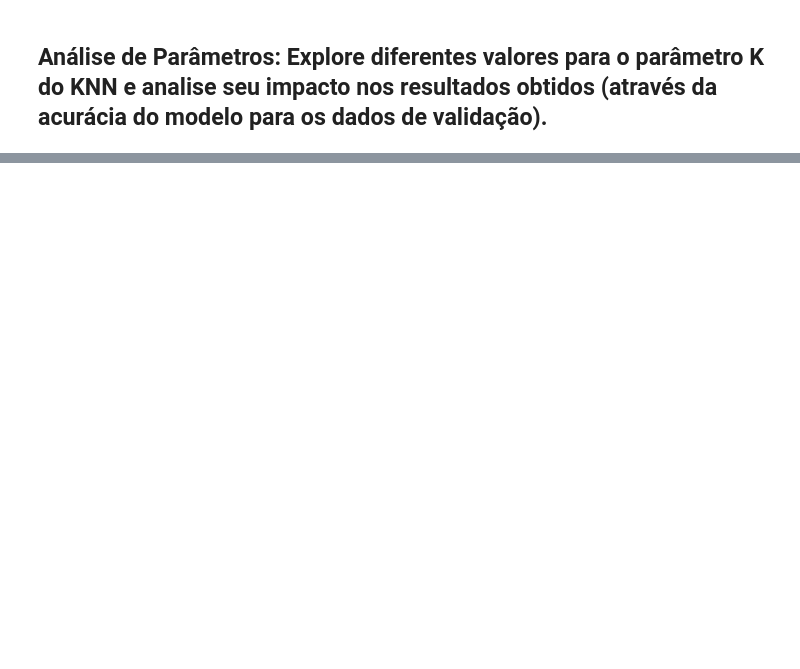
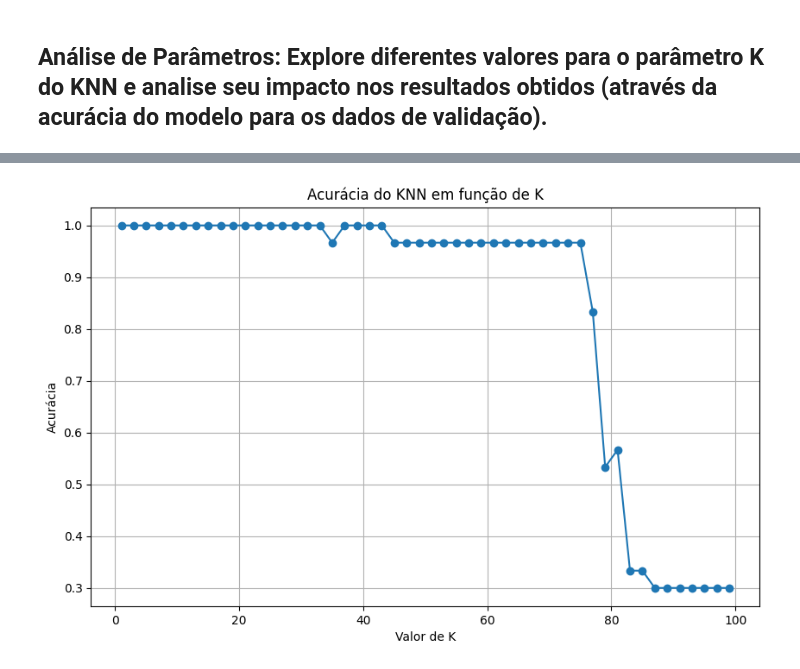
Before and after one commit to albertofp/bloco6, a Jupyter notebook: tp1/TP1.ipynb, the cells around one changed output, grey strips where cells are left out. Saved outputs shown, nothing was run; the diff lists cells and outputs as text; code cells hidden in the pictures; blank space fills up the shorter version.

```diff
--- a/tp1/TP1.ipynb
+++ b/tp1/TP1.ipynb
@@ -7,4 +27,15 @@
 # %% [markdown]
 ## Transformação de Dados: Utilize transformadores do Scikit-Learn para ajustar e padronizar as variáveis dos dados.
+# %%
+from sklearn.preprocessing import StandardScaler
+
+scaler = StandardScaler()
+features_treino_escaladas = scaler.fit_transform(features_treino)
+features_validacao_escaladas = scaler.transform(features_validacao)
 # %% [markdown]
 ## Modelagem de K-Nearest Neighbors (KNN): Implemente e ajuste o algoritmo KNN, compreendendo suas nuances e aplicabilidade.
+# %%
+from sklearn.neighbors import KNeighborsClassifier
+
+knn = KNeighborsClassifier(n_neighbors=3)
+knn.fit(features_treino_escaladas, target_treino)
@@ -11,2 +44,9 @@
 # %% [markdown]
 ## Avaliação de Modelos: Avalie a qualidade do modelo desenvolvido usando acurácia
+# %%
+from sklearn.metrics import accuracy_score
+
+predicoes_validacao = knn.predict(features_validacao_escaladas)
+acuracia = accuracy_score(target_validacao, predicoes_validacao)
+
+acuracia
@@ -13,2 +55,16 @@
 # %% [markdown]
 ## Análise de Parâmetros: Explore diferentes valores para o parâmetro K do KNN e analise seu impacto nos resultados obtidos (através da acurácia do modelo para os dados de validação).
+# %%
+k_values = range(1, 100, 2)
+acuracias = []
+
+for k in k_values:
+    knn = KNeighborsClassifier(n_neighbors=k)
+    knn.fit(features_treino_escaladas, target_treino)
+    predicoes_validacao = knn.predict(features_validacao_escaladas)
+    acuracia = accuracy_score(target_validacao, predicoes_validacao)
+    acuracias.append(acuracia)
+    print(f'K={k}: Acurácia = {acuracia:.3f}')
+
+melhor_k = k_values[acuracias.index(max(acuracias))]
+melhor_acuracia = max(acuracias)
@@ -14,0 +93,12 @@
+# %%
+import matplotlib.pyplot as plt
+
+plt.figure(figsize=(10, 6))
+plt.plot(k_values, acuracias, marker='o')
+plt.title('Acurácia do KNN em função de K')
+plt.xlabel('Valor de K')
+plt.ylabel('Acurácia')
+plt.grid(True)
+plt.show()
+# %% [output]
+[figure, added]
```
Also changed, not shown: parts of 6 cells of this notebook.
